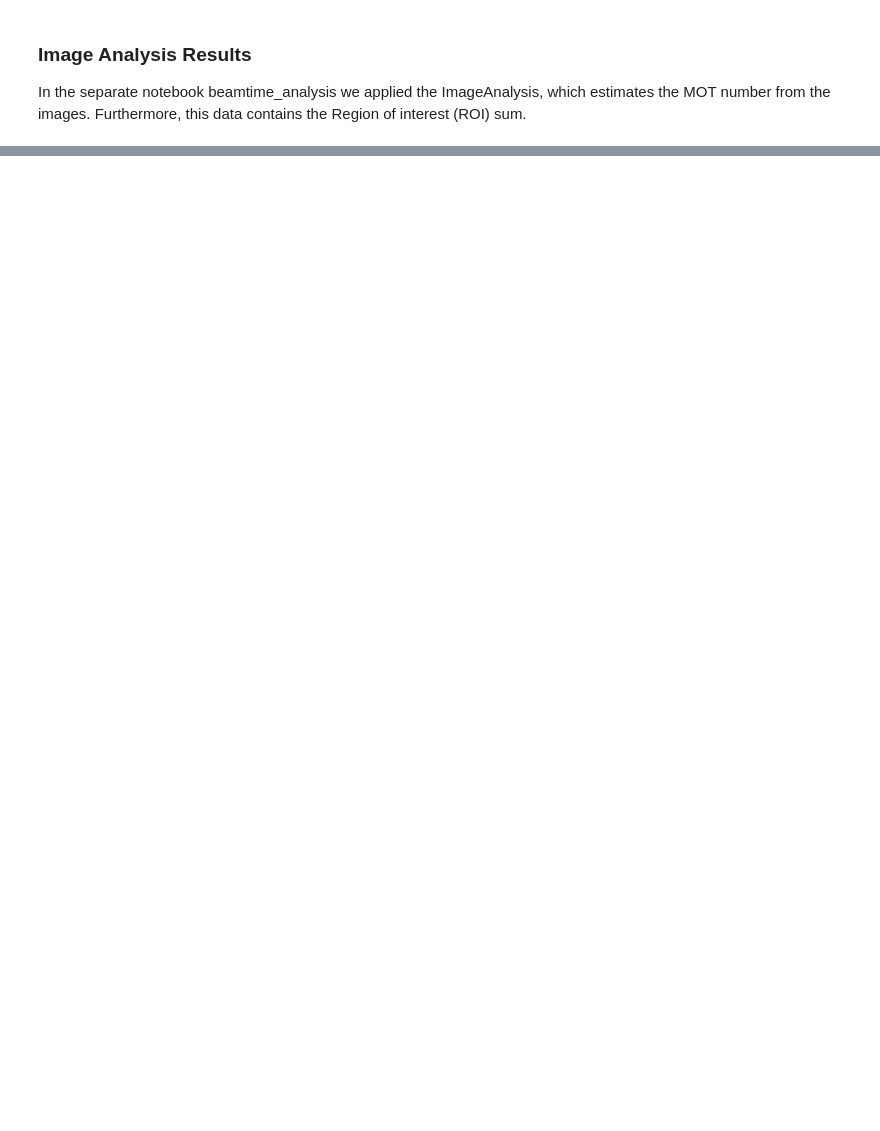
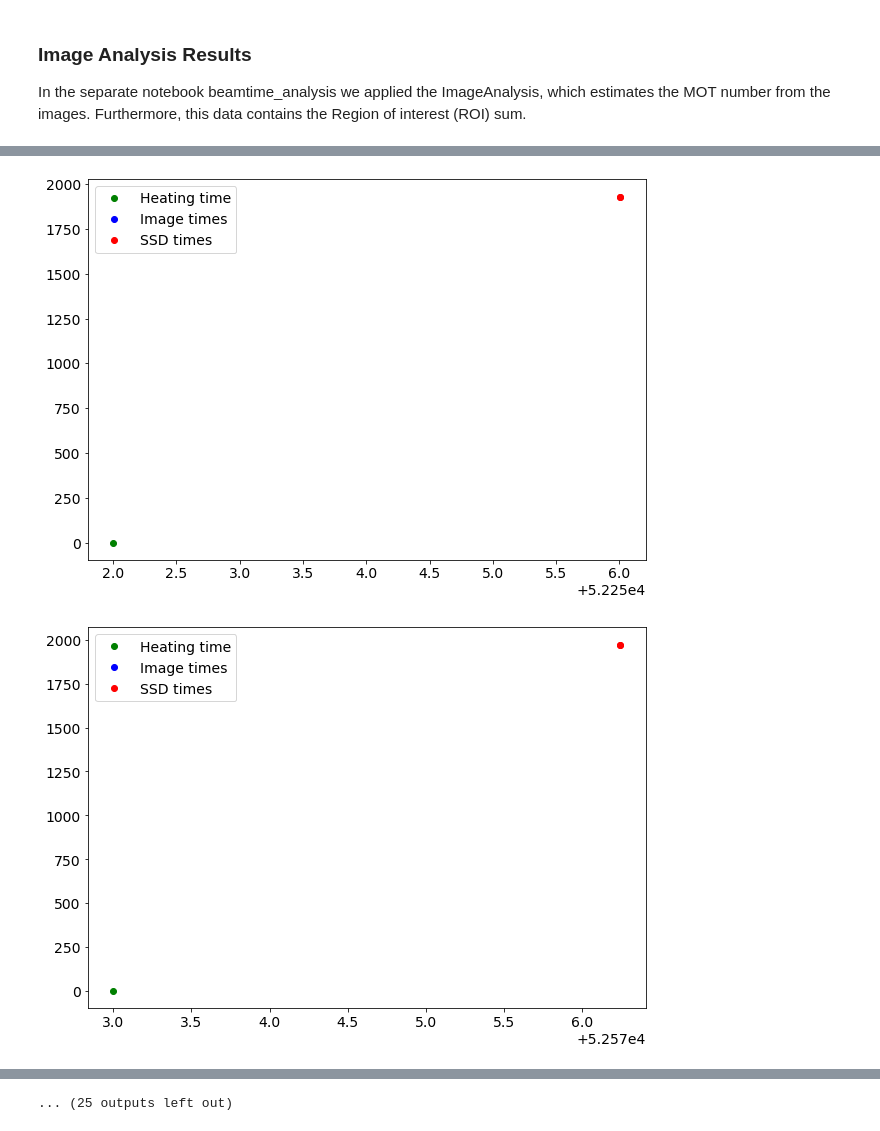
Before and after one commit to romanwixinger/data-engineering-utokyo, a Jupyter notebook: src/notebooks/source_union.ipynb, the cells around one changed output, grey strips where cells are left out. Saved outputs shown, nothing was run; the diff lists cells and outputs as text; code cells hidden in the pictures; blank space fills up the shorter version.

Commit message:
[union] First attempt to unify Heater, Image and SSD.

```diff
--- a/src/notebooks/source_union.ipynb
+++ b/src/notebooks/source_union.ipynb
@@ -142,0 +168,9 @@ iar_df_19.head(5)
+# %%
+# Fix datetimes
+conversion_to_datetime = lambda x: datetime.fromtimestamp(x/1000000000).strftime('%Y/%m/%d %H:%M:%S.%f')
+ssd_df_18["datetime"] = ssd_df_18["timestamp_ns"].apply(conversion_to_datetime)
+ssd_df_19["datetime"] = ssd_df_19["timestamp_ns"].apply(conversion_to_datetime)
+# %%
+# Calculate seconds from midnight
+ssd_df_18["seconds"] = ssd_df_18["datetime"].apply(calc_seconds_2)
+ssd_df_19["seconds"] = ssd_df_19["datetime"].apply(calc_seconds_2)
@@ -142,0 +204,5 @@ iar_df_19.head(5)
+# %%
+# Identify time windows
+time_diff = 5 * 60 # [s] 5 minutes
+time_windows = [(t - time_diff, t + time_diff ) for t in ht_df_18["seconds"]]
+time_windows
@@ -142,0 +227,4 @@ iar_df_19.head(5)
+# %%
+# Query
+queried_image_dfs = [image_df_18.query(f"seconds > {tw[0]}").query(f"seconds < {tw[1]}") for tw in time_windows]
+queried_ssd_dfs = [ssd_df_18.query(f"seconds > {tw[0]}").query(f"seconds < {tw[1]}") for tw in time_windows]
@@ -142,0 +252,21 @@ iar_df_19.head(5)
+# %%
+for t, image_df, ssd_df in zip(ht_df_18["seconds"], queried_image_dfs, queried_ssd_dfs):
+
+  # Heating time
+  plt.plot(t, [1], "go", label="Heating time")
+
+  # Image
+  x_image = image_df["seconds"]
+  y_image = image_df["A"]
+  plt.plot(x_image, y_image, "bo", label="Image times")
+
+  # SSD
+  x_ssd = ssd_df["seconds"]
+  y_ssd = ssd_df["pulses_peak"]
+  plt.plot(x_ssd, y_ssd, "ro", label="SSD times")
+
+  plt.legend()
+  plt.show()
+# %% [output]
+[figure, added]
+[figure, added]
@@ -143,2 +283,3 @@ iar_df_19.head(5)
+... (25 outputs left out)
 # %%
 !git status
```
Also changed, not shown: parts of 22 cells of this notebook.
